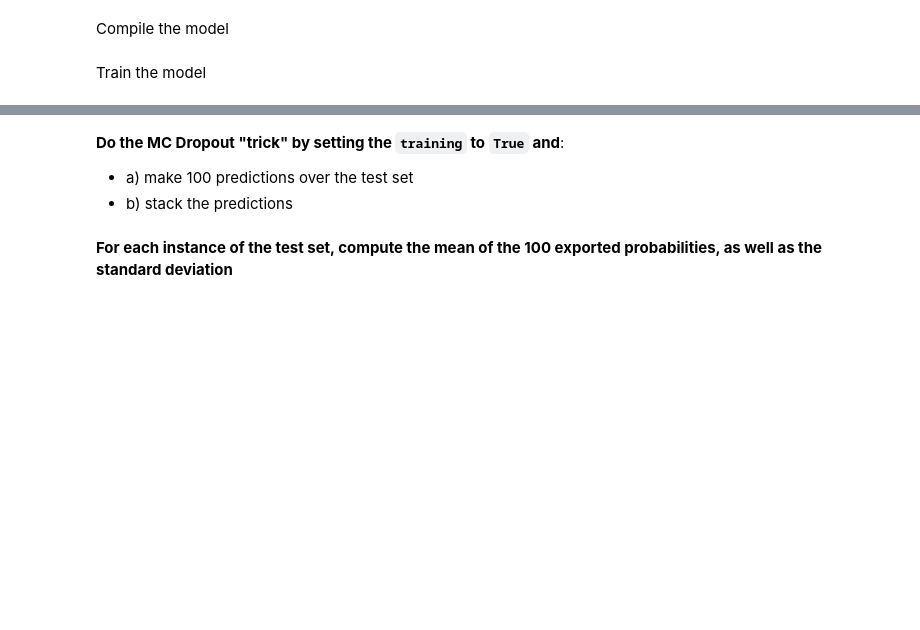
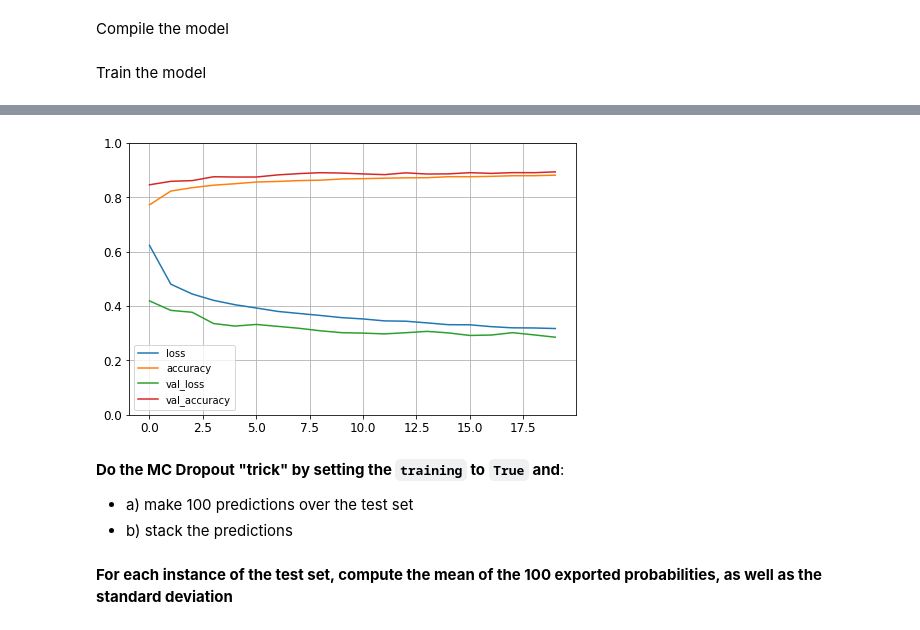
Before and after one commit to tzamalisp/dev_tasks, a Jupyter notebook: NBs/NN01 - Neural Networks Introduction - MNIST Fashion (Classification).ipynb, the cells around one changed output, grey strips where cells are left out. Drawn from its saved outputs; the diff is of its cells as text; code cells hidden in the pictures; blank space fills up the shorter version.

```diff
--- a/NBs/NN01 - Neural Networks Introduction - MNIST Fashion (Classification).ipynb
+++ b/NBs/NN01 - Neural Networks Introduction - MNIST Fashion (Classification).ipynb
@@ -537,6 +539,13 @@ Epoch 19/20
 1719/1719 [==============================] - 4s 2ms/step - loss: 0.3195 - accuracy: 0.8797 - val_loss: 0.2940 - val_accuracy: 0.8908
 Epoch 20/20
 1719/1719 [==============================] - 4s 2ms/step - loss: 0.3174 - accuracy: 0.8816 - val_loss: 0.2855 - val_accuracy: 0.8938
+# %%
+pd.DataFrame(history.history).plot(figsize=(8, 5))
+plt.grid(True)
+plt.gca().set_ylim(0, 1)
+plt.show()
+# %% [output]
+[figure, added]
 # %% [markdown]
 **Do the MC Dropout "trick" by setting the `training` to `True` and**:
 
```
Also changed, not shown: parts of 74 cells of this notebook.
